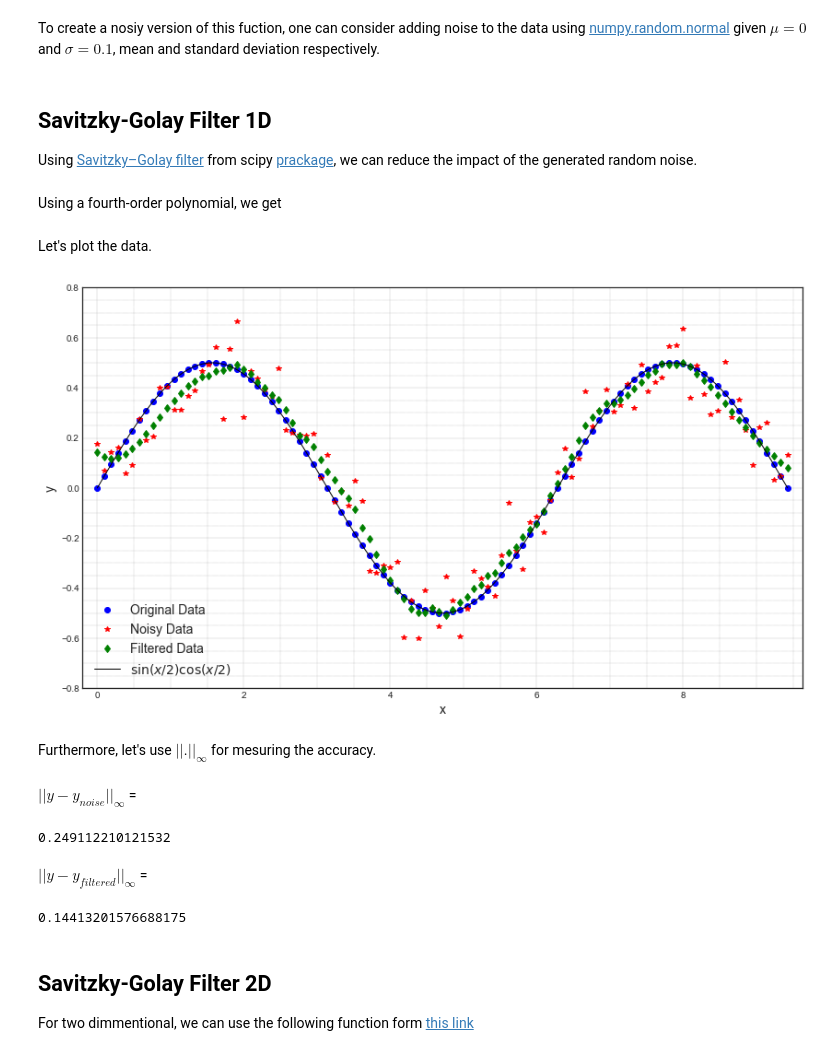
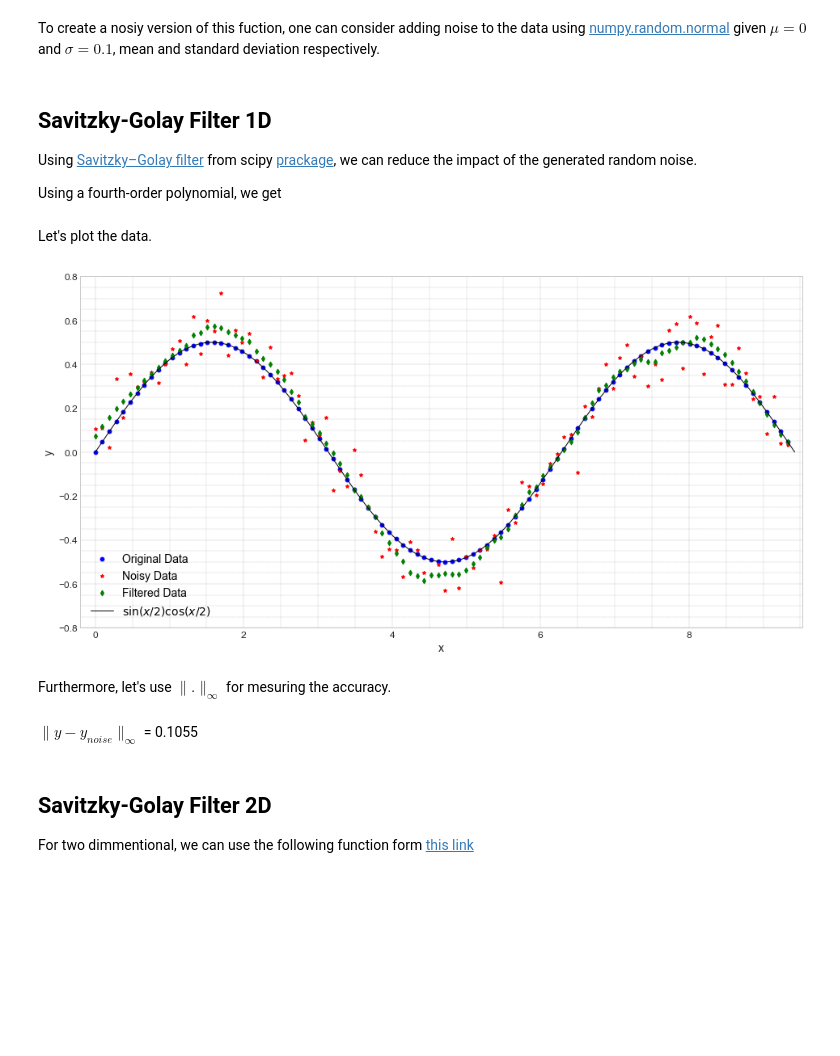
Before and after one commit to HatefDastour/Notes, a Jupyter notebook: Data_Science/Data_Smoothing.ipynb, the cells around one changed output. Saved outputs shown, nothing was run; the diff lists cells and outputs as text; code cells hidden in the pictures; blank space fills up the shorter version.

```diff
--- a/Data_Science/Data_Smoothing.ipynb
+++ b/Data_Science/Data_Smoothing.ipynb
@@ -5,8 +5,28 @@ import scipy
 from scipy import signal
 import matplotlib.pyplot as plt
 from numpy import linalg as LA
-#
+
+# Visualisation libraries
+
+## Text
+from colorama import Fore, Back, Style
+from IPython.display import display, Markdown, Latex
+
+## seaborn
+import seaborn as sns
+sns.set_context("paper", rc={"font.size":12,"axes.titlesize":14,"axes.labelsize":12})
+sns.set_style("whitegrid")
+
+## matplotlib
+import matplotlib.pyplot as plt
+from matplotlib.patches import Ellipse, Polygon
+import matplotlib.gridspec as gridspec
+plt.style.use('seaborn-whitegrid')
+plt.rcParams['axes.labelsize'] = 14
+plt.rcParams['xtick.labelsize'] = 12
+plt.rcParams['ytick.labelsize'] = 12
+plt.rcParams['text.color'] = 'k'
 %matplotlib inline
-plt.style.use('seaborn-white')
+
 import warnings
 warnings.filterwarnings("ignore")
@@ -27,2 +60,0 @@ Alternatively, we could simply this process by using linspace
-# %%
-x = np.linspace(a, b, N)
@@ -42,48 +72,40 @@ y_noise = y + noise
 ## Savitzky-Golay Filter 1D
 
 Using [Savitzky–Golay filter](https://en.wikipedia.org/wiki/Savitzky%E2%80%93Golay_filter) from scipy [prackage](https://docs.scipy.org/doc/scipy-0.15.1/reference/generated/scipy.signal.savgol_filter.html), we can reduce the impact of the generated random noise.
+
+Using a fourth-order polynomial, we get
-# %% [markdown]
-Using a fourth-order polynomial, we get
 # %%
 y_filtered = signal.savgol_filter(y_noise, window_length = 23, polyorder = 4)
 # %% [markdown]
 Let's plot the data.
 # %%
-fig, ax = plt.subplots(nrows=1, ncols=1, figsize=(14, 8), sharex=False)
+fig, ax = plt.subplots(nrows=1, ncols=1, figsize=(16, 8), sharex=False)
 
 _ = ax.set_xlabel('x', fontsize = 14)
 _ = ax.set_ylabel('y', fontsize = 14)
 _ = ax.set_xlim(x[0]-0.2,x[-1]+0.2)
 _ = ax.set_ylim(-0.8,0.8)
 
 _ = ax.set_axisbelow(True)
 _ = ax.minorticks_on()
 _ = ax.grid(which='major', linestyle='-', linewidth='0.2', color='gray')
 _ = ax.grid(which='minor', linestyle=':', linewidth='0.2', color='black')
 _ = ax.tick_params(which='both', top='off', left='off', right='off', bottom='off')
 
 _ = ax.plot(x, y, 'bo', label='Original Data', linewidth=1)
 _ = ax.plot(x, y_noise, 'r*',label='Noisy Data', linewidth=1)
 _ = ax.plot(x, y_filtered, 'gd',label='Filtered Data', linewidth=1)
 _ = ax.plot(np.linspace(a, b, N**2), f(np.linspace(a, b, N**2)),
               'k',label='$\sin(x/2)\cos(x/2)$', linewidth=1)
 _ = ax.legend(fontsize = 14)
 # %% [output]
-[figure, old version]
+[figure, new version]
 # %% [markdown]
-Furthermore, let's use $||.||_{\infty}$ for mesuring the accuracy.
+Furthermore, let's use $\|.\|_{\infty}$ for mesuring the accuracy.
-# %% [markdown]
-$||y-y_{noise}||_{\infty}$ =
 # %%
-LA.norm(np.abs(y-y_noise), np.inf)
+display(Latex(r'$\|y-y_{noise}\|_{\infty}$ = %.4f' % LA.norm(np.abs(y-y_filtered), np.inf)))
 # %% [output]
-0.249112210121532
+$\|y-y_{noise}\|_{\infty}$ = 0.1055
-# %% [markdown]
-$||y-y_{filtered}||_{\infty}$ =
-# %%
-LA.norm(np.abs(y-y_filtered), np.inf)
-# %% [output]
-0.14413201576688175
 # %% [markdown]
 ## Savitzky-Golay Filter 2D
 
```
Also changed, not shown: parts of 12 cells of this notebook, 4 other files.
